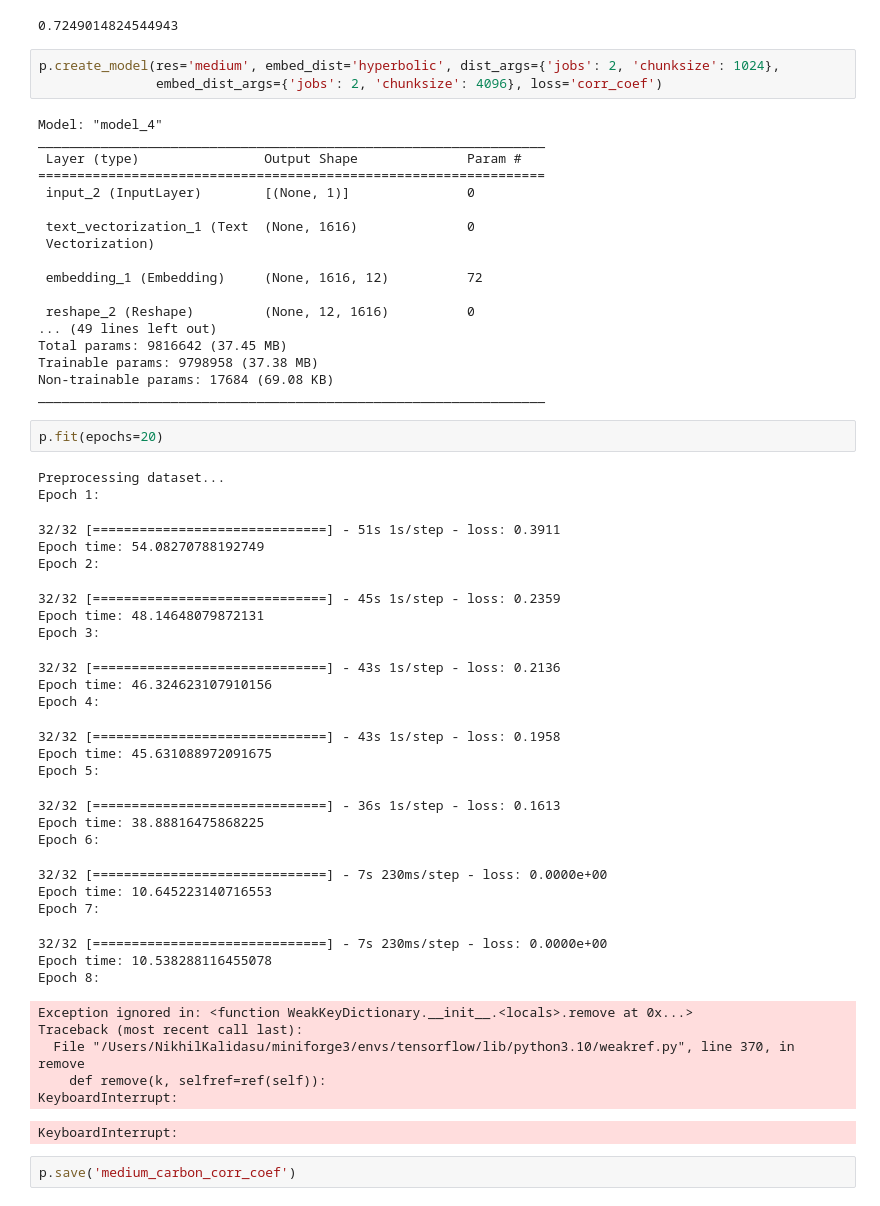
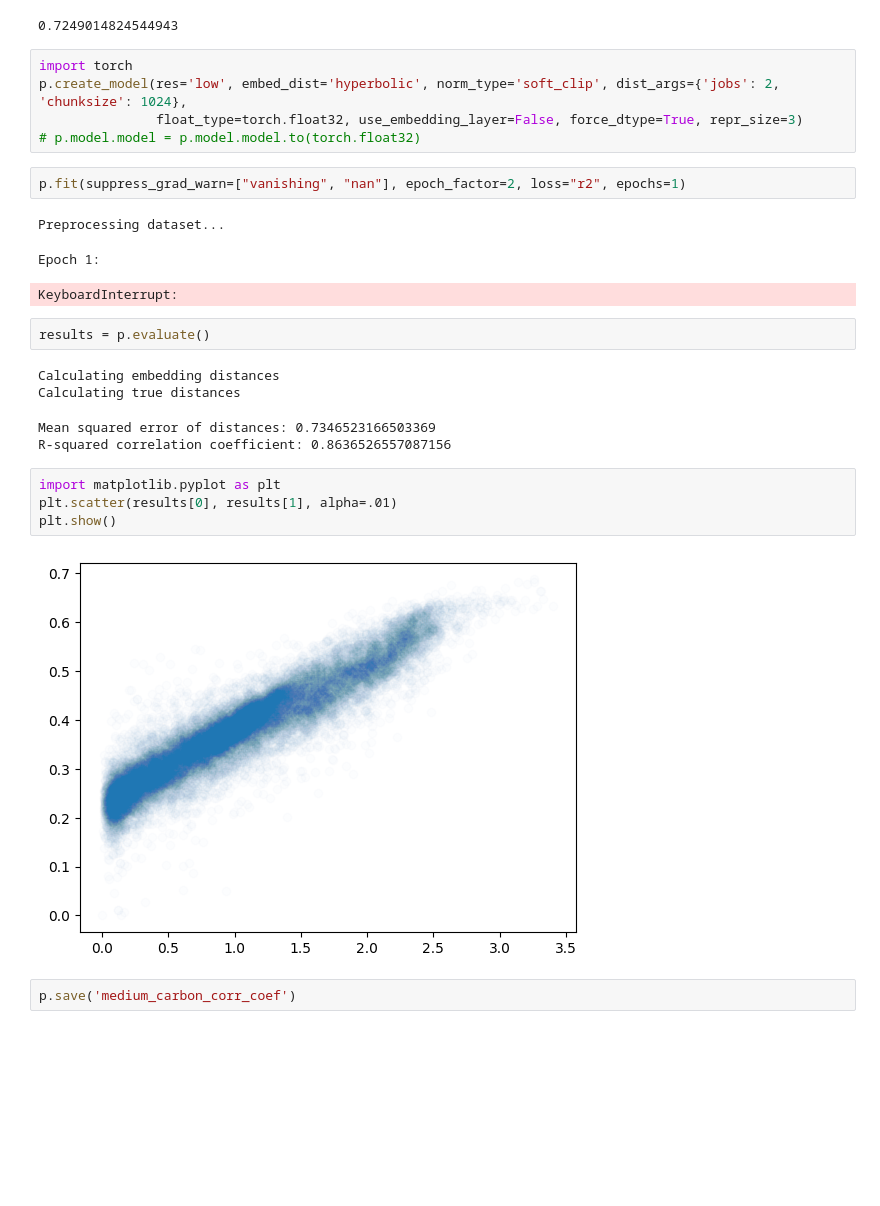
Before and after one commit to nik875/SeREGen, a Jupyter notebook: carbon_project/16s_analysis.ipynb, the cells around one changed output. Drawn from its saved outputs; the diff is of its cells as text; blank space fills up the shorter version.

```diff
--- a/carbon_project/16s_analysis.ipynb
+++ b/carbon_project/16s_analysis.ipynb
@@ -82,58 +70,29 @@ p.dataset['labels'].apply(lambda i: i[0] == 'UNBINNED').sum() / len(p.dataset)
 # %% [output]
 0.7249014824544943
 # %%
-p.create_model(res='medium', embed_dist='hyperbolic', dist_args={'jobs': 2, 'chunksize': 1024},
-               embed_dist_args={'jobs': 2, 'chunksize': 4096}, loss='corr_coef')
+import torch
+p.create_model(res='low', embed_dist='hyperbolic', norm_type='soft_clip', dist_args={'jobs': 2, 'chunksize': 1024},
+               float_type=torch.float32, use_embedding_layer=False, force_dtype=True, repr_size=3)
+# p.model.model = p.model.model.to(torch.float32)
-# %% [output]
-Model: "model_4"
-_________________________________________________________________
- Layer (type)                Output Shape              Param #
-=================================================================
- input_2 (InputLayer)        [(None, 1)]               0
-
- text_vectorization_1 (Text  (None, 1616)              0
- Vectorization)
-
- embedding_1 (Embedding)     (None, 1616, 12)          72
-
- reshape_2 (Reshape)         (None, 12, 1616)          0
-... (49 lines left out)
-Total params: 9816642 (37.45 MB)
-Trainable params: 9798958 (37.38 MB)
-Non-trainable params: 17684 (69.08 KB)
-_________________________________________________________________
 # %%
-p.fit(epochs=20)
+p.fit(suppress_grad_warn=["vanishing", "nan"], epoch_factor=2, loss="r2", epochs=1)
 # %% [output]
 Preprocessing dataset...
-Epoch 1:
-32/32 [==============================] - 51s 1s/step - loss: 0.3911
-Epoch time: 54.08270788192749
-Epoch 2:
+Epoch 1:
-32/32 [==============================] - 45s 1s/step - loss: 0.2359
-Epoch time: 48.14648079872131
-Epoch 3:
+KeyboardInterrupt:
-32/32 [==============================] - 43s 1s/step - loss: 0.2136
-Epoch time: 46.324623107910156
-Epoch 4:
-32/32 [==============================] - 43s 1s/step - loss: 0.1958
-Epoch time: 45.631088972091675
-Epoch 5:
-32/32 [==============================] - 36s 1s/step - loss: 0.1613
-Epoch time: 38.88816475868225
-Epoch 6:
-32/32 [==============================] - 7s 230ms/step - loss: 0.0000e+00
-Epoch time: 10.645223140716553
-Epoch 7:
-32/32 [==============================] - 7s 230ms/step - loss: 0.0000e+00
-Epoch time: 10.538288116455078
-Epoch 8:
-Exception ignored in: <function WeakKeyDictionary.__init__.<locals>.remove at 0x...>
-Traceback (most recent call last):
-  File "/Users/NikhilKalidasu/miniforge3/envs/tensorflow/lib/python3.10/weakref.py", line 370, in remove
-    def remove(k, selfref=ref(self)):
-KeyboardInterrupt:
-KeyboardInterrupt:
+# %%
+results = p.evaluate()
+# %% [output]
+Calculating embedding distances
+Calculating true distances
+Mean squared error of distances: 0.7346523166503369
+R-squared correlation coefficient: 0.8636526557087156
+# %%
+import matplotlib.pyplot as plt
+plt.scatter(results[0], results[1], alpha=.01)
+plt.show()
+# %% [output]
+[figure, added]
 # %%
 p.save('medium_carbon_corr_coef')
 # %%
```
Also changed, not shown: parts of 20 cells of this notebook, 2 other files.
